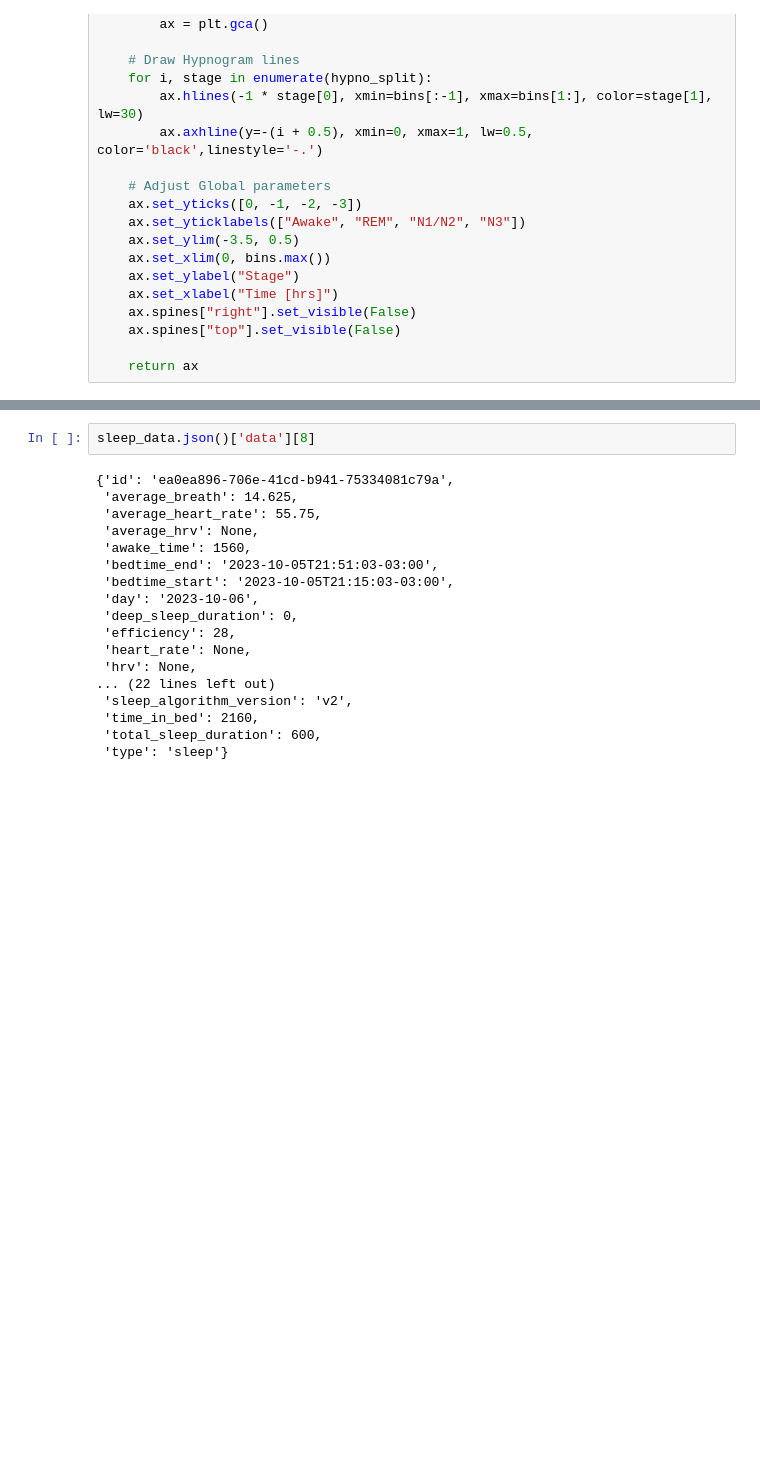
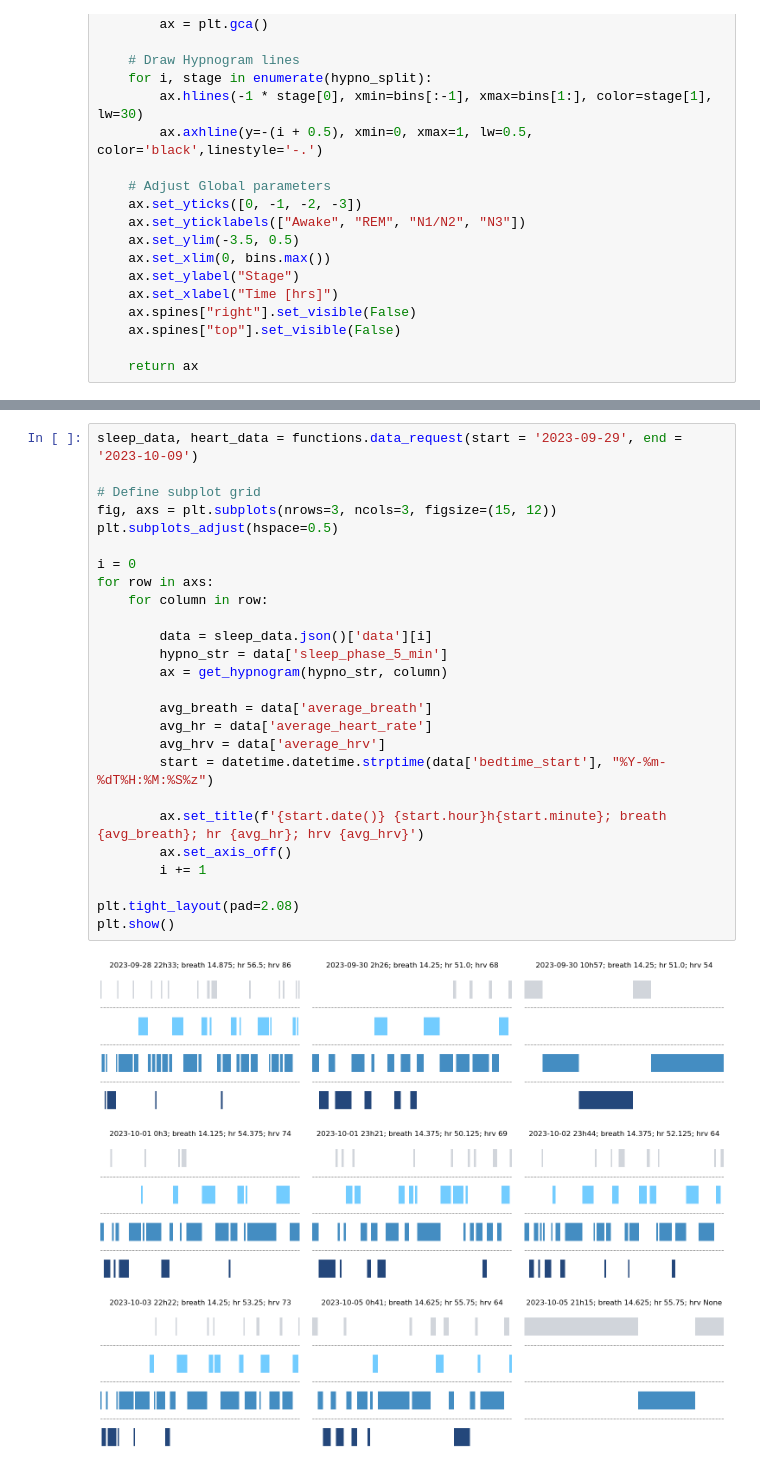
Before and after one commit to DiassIgor/sleeping-mask, a Jupyter notebook: hypnogram.ipynb, the cells around one changed output, grey strips where cells are left out. Cells and saved outputs as stored; diff of their text form; blank space fills up the shorter version.

```diff
--- a/hypnogram.ipynb
+++ b/hypnogram.ipynb
@@ -93,20 +68,28 @@ plt.show()
-# %%
-sleep_data.json()['data'][8]
-# %% [output]
-{'id': 'ea0ea896-706e-41cd-b941-75334081c79a',
- 'average_breath': 14.625,
- 'average_heart_rate': 55.75,
- 'average_hrv': None,
- 'awake_time': 1560,
- 'bedtime_end': '2023-10-05T21:51:03-03:00',
- 'bedtime_start': '2023-10-05T21:15:03-03:00',
- 'day': '2023-10-06',
- 'deep_sleep_duration': 0,
- 'efficiency': 28,
- 'heart_rate': None,
- 'hrv': None,
-... (22 lines left out)
- 'sleep_algorithm_version': 'v2',
- 'time_in_bed': 2160,
- 'total_sleep_duration': 600,
- 'type': 'sleep'}
+# %%
+sleep_data, heart_data = functions.data_request(start = '2023-09-29', end = '2023-10-09')
+
+# Define subplot grid
+fig, axs = plt.subplots(nrows=3, ncols=3, figsize=(15, 12))
+plt.subplots_adjust(hspace=0.5)
+
+i = 0
+for row in axs:
+    for column in row:
+
+        data = sleep_data.json()['data'][i]
+        hypno_str = data['sleep_phase_5_min']
+        ax = get_hypnogram(hypno_str, column)
+
+        avg_breath = data['average_breath']
+        avg_hr = data['average_heart_rate']
+        avg_hrv = data['average_hrv']
+        start = datetime.datetime.strptime(data['bedtime_start'], "%Y-%m-%dT%H:%M:%S%z")
+
+        ax.set_title(f'{start.date()} {start.hour}h{start.minute}; breath {avg_breath}; hr {avg_hr}; hrv {avg_hrv}')
+        ax.set_axis_off()
+        i += 1
+
+plt.tight_layout(pad=2.08)
+plt.show()
+# %% [output]
+[figure, added]
```
Also changed, not shown: parts of 14 cells of this notebook.
